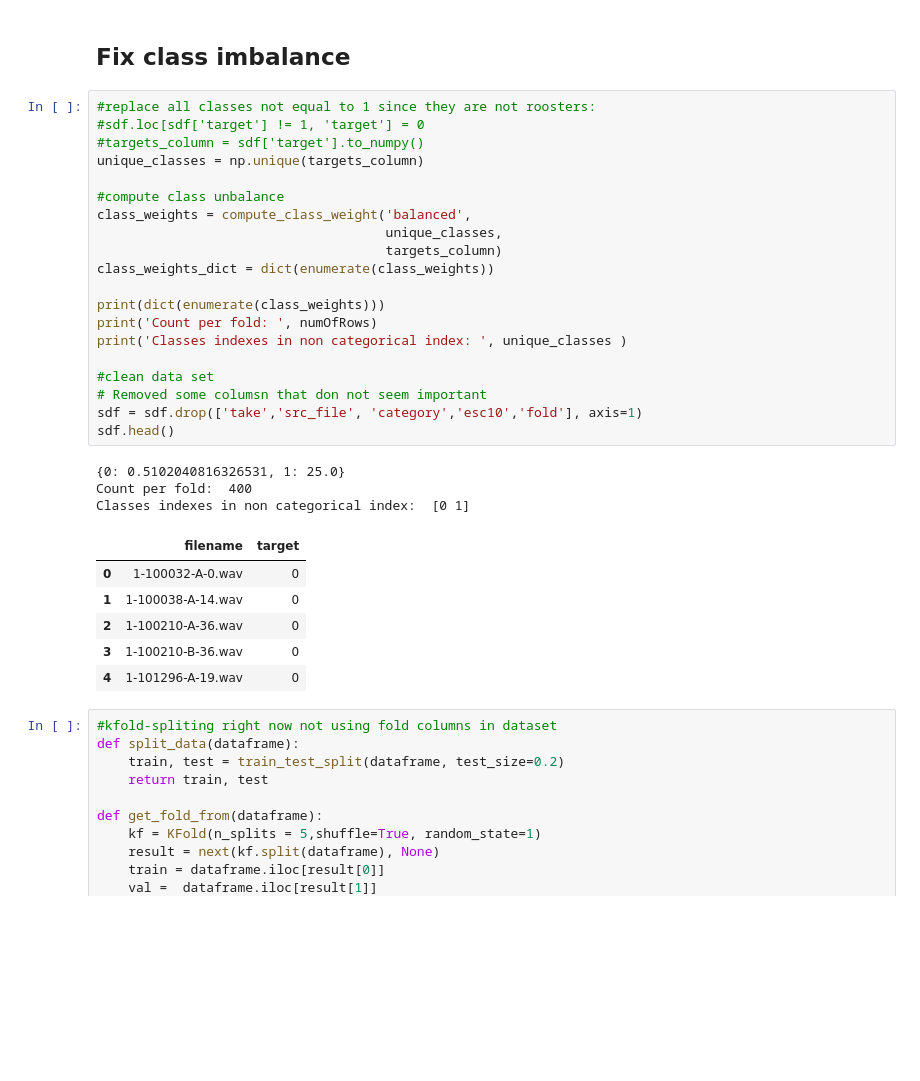
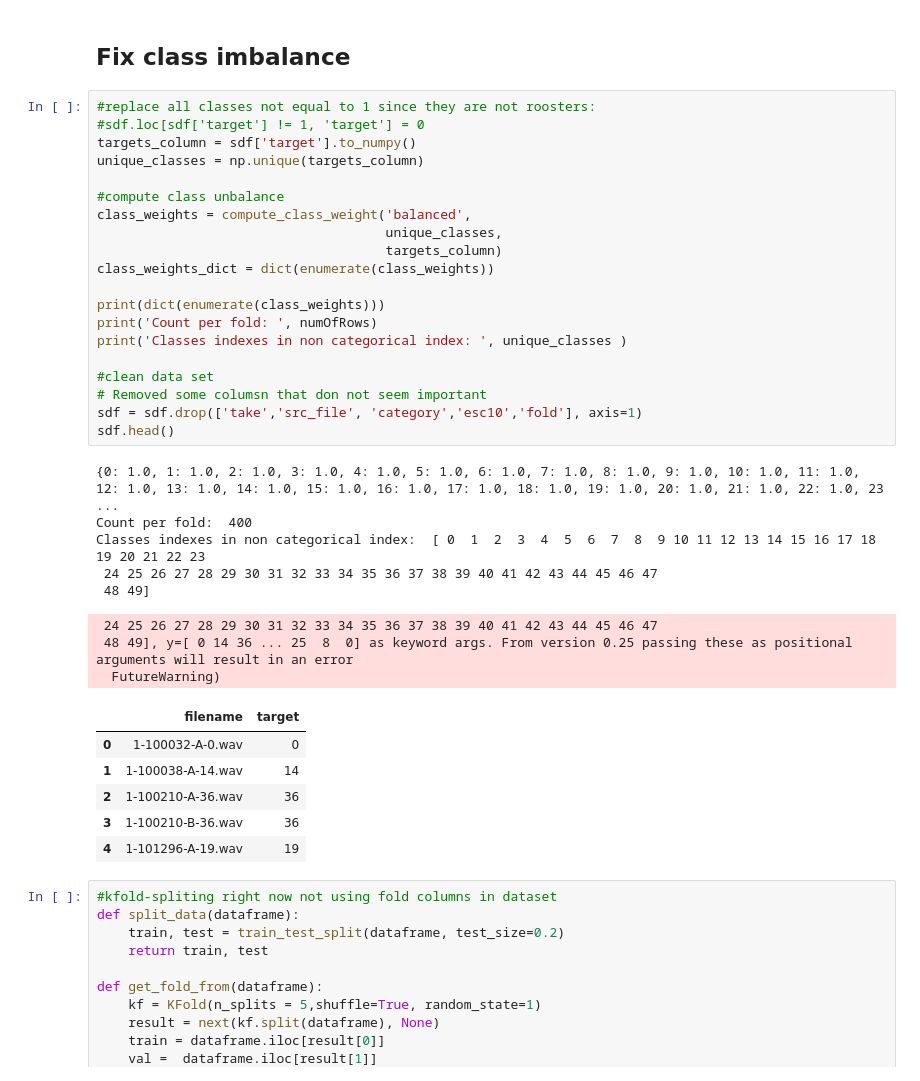
Before and after one commit to t2ac32/vh_challenge_sol, a Jupyter notebook: Solution.ipynb, the cells around one changed output. Drawn from its saved outputs; the diff is of its cells as text; blank space fills up the shorter version.

```diff
--- a/Solution.ipynb
+++ b/Solution.ipynb
@@ -105,33 +105,38 @@ Number of Rows in dataframe which contain NaN in any column :  0
 # %%
 #replace all classes not equal to 1 since they are not roosters:
 #sdf.loc[sdf['target'] != 1, 'target'] = 0
-#targets_column = sdf['target'].to_numpy()
+targets_column = sdf['target'].to_numpy()
 unique_classes = np.unique(targets_column)
 
 #compute class unbalance
 class_weights = compute_class_weight('balanced',
                                      unique_classes,
                                      targets_column)
 class_weights_dict = dict(enumerate(class_weights))
 
 print(dict(enumerate(class_weights)))
 print('Count per fold: ', numOfRows)
 print('Classes indexes in non categorical index: ', unique_classes )
 
 #clean data set
 # Removed some columsn that don not seem important
 sdf = sdf.drop(['take','src_file', 'category','esc10','fold'], axis=1)
 sdf.head()
 # %% [output]
-{0: 0.5102040816326531, 1: 25.0}
+{0: 1.0, 1: 1.0, 2: 1.0, 3: 1.0, 4: 1.0, 5: 1.0, 6: 1.0, 7: 1.0, 8: 1.0, 9: 1.0, 10: 1.0, 11: 1.0, 12: 1.0, 13: 1.0, 14: 1.0, 15: 1.0, 16: 1.0, 17: 1.0, 18: 1.0, 19: 1.0, 20: 1.0, 21: 1.0, 22: 1.0, 23 ...
 Count per fold:  400
-Classes indexes in non categorical index:  [0 1]
+Classes indexes in non categorical index:  [ 0  1  2  3  4  5  6  7  8  9 10 11 12 13 14 15 16 17 18 19 20 21 22 23
+ 24 25 26 27 28 29 30 31 32 33 34 35 36 37 38 39 40 41 42 43 44 45 46 47
+ 48 49]
+ 24 25 26 27 28 29 30 31 32 33 34 35 36 37 38 39 40 41 42 43 44 45 46 47
+ 48 49], y=[ 0 14 36 ... 25  8  0] as keyword args. From version 0.25 passing these as positional arguments will result in an error
+  FutureWarning)
 |  | filename | target |
 | 0 | 1-100032-A-0.wav | 0 |
-| 1 | 1-100038-A-14.wav | 0 |
-| 2 | 1-100210-A-36.wav | 0 |
-| 3 | 1-100210-B-36.wav | 0 |
-| 4 | 1-101296-A-19.wav | 0 |
+| 1 | 1-100038-A-14.wav | 14 |
+| 2 | 1-100210-A-36.wav | 36 |
+| 3 | 1-100210-B-36.wav | 36 |
+| 4 | 1-101296-A-19.wav | 19 |
 # %%
 #kfold-spliting right now not using fold columns in dataset
 def split_data(dataframe):
```
Also changed, not shown: parts of 2 cells of this notebook, 1 other file.
